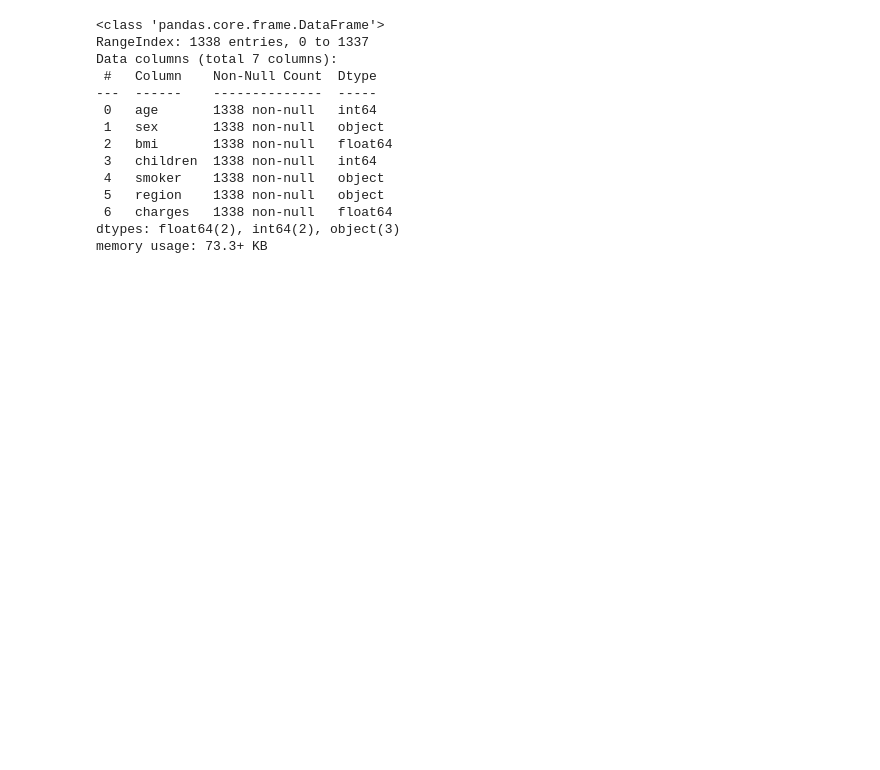
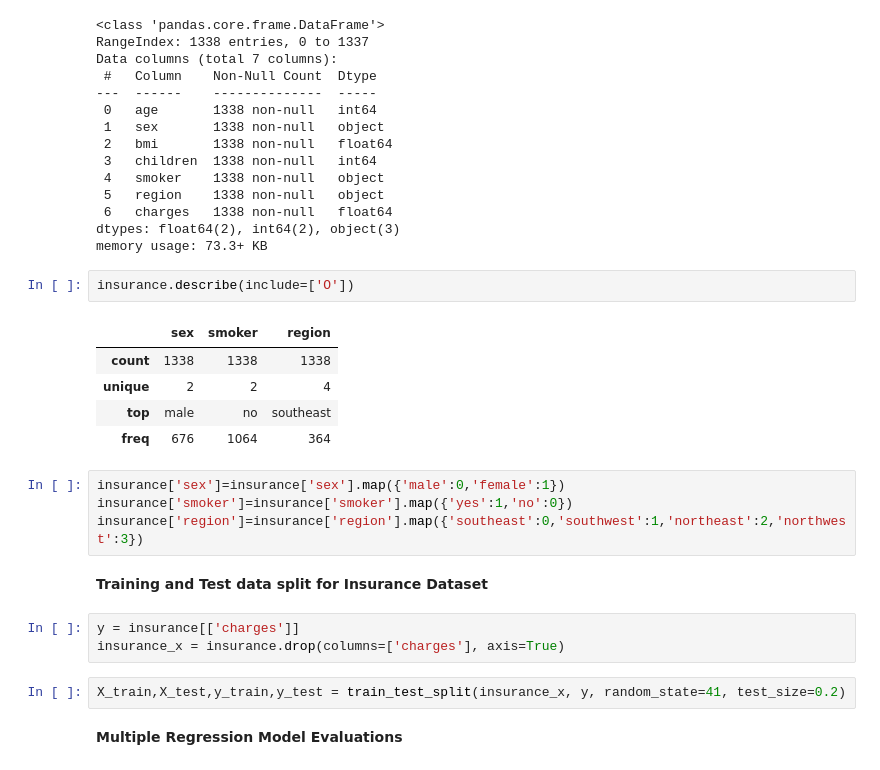
Before and after one commit to divyajha9/InsuranceChargesPrediction, a Jupyter notebook: Predicting_Insurance_Charges.ipynb, the cells around one changed output. Cells and saved outputs as stored; diff of their text form; blank space fills up the shorter version.

```diff
--- a/Predicting_Insurance_Charges.ipynb
+++ b/Predicting_Insurance_Charges.ipynb
@@ -92,3 +137,24 @@ Data columns (total 7 columns):
  6   charges   1338 non-null   float64
 dtypes: float64(2), int64(2), object(3)
 memory usage: 73.3+ KB
+# %%
+insurance.describe(include=['O'])
+# %% [output]
+|  | sex | smoker | region |
+| count | 1338 | 1338 | 1338 |
+| unique | 2 | 2 | 4 |
+| top | male | no | southeast |
+| freq | 676 | 1064 | 364 |
+# %%
+insurance['sex']=insurance['sex'].map({'male':0,'female':1})
+insurance['smoker']=insurance['smoker'].map({'yes':1,'no':0})
+insurance['region']=insurance['region'].map({'southeast':0,'southwest':1,'northeast':2,'northwest':3})
+# %% [markdown]
+**Training and Test data split for Insurance Dataset**
+# %%
+y = insurance[['charges']]
+insurance_x = insurance.drop(columns=['charges'], axis=True)
+# %%
+X_train,X_test,y_train,y_test = train_test_split(insurance_x, y, random_state=41, test_size=0.2)
+# %% [markdown]
+**Multiple Regression Model Evaluations**
```
Also changed, not shown: parts of 15 cells of this notebook.
